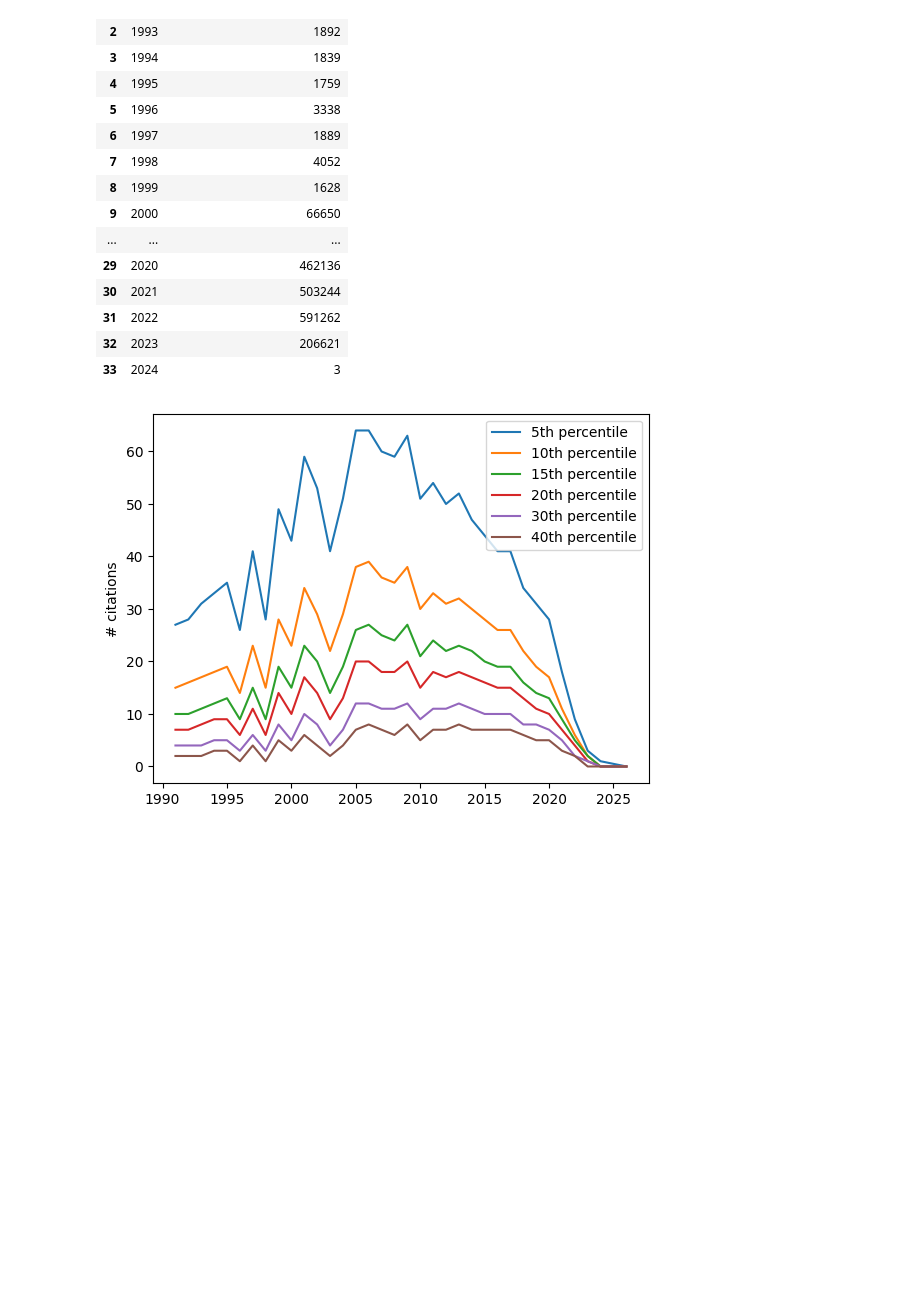
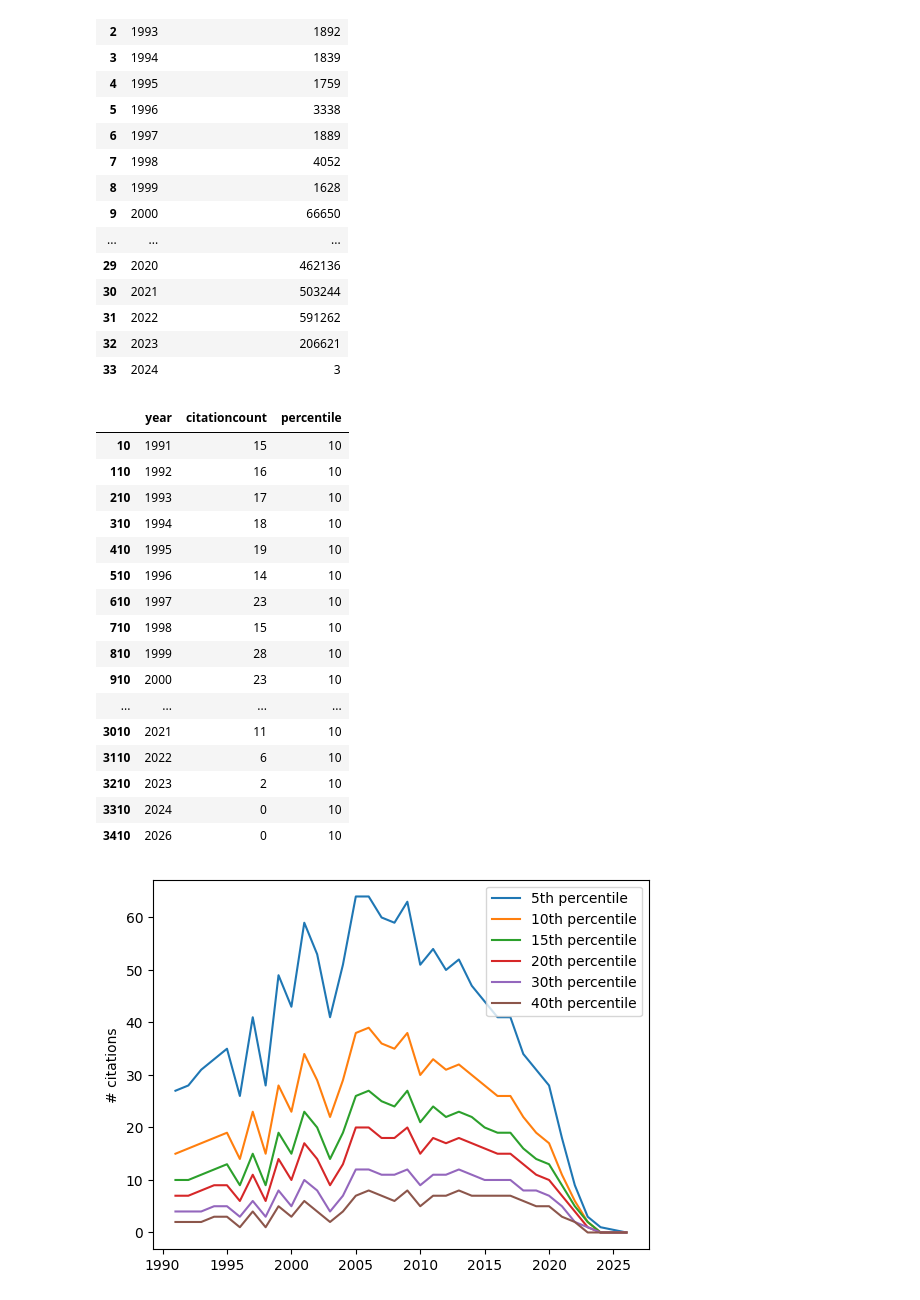
Before and after one commit to curieo-org/data-digger, a Jupyter notebook: pubmed/pubmed-ingestion/app/notebooks/pubmed_analysis.ipynb, the cells around one changed output. Cells and saved outputs as stored; diff of their text form; code cells hidden in the pictures; blank space fills up the shorter version.

```diff
--- a/pubmed/pubmed-ingestion/app/notebooks/pubmed_analysis.ipynb
+++ b/pubmed/pubmed-ingestion/app/notebooks/pubmed_analysis.ipynb
@@ -25,2 +31,22 @@ processed_data
+# %%
+df[df['percentile']==10]
+# %% [output]
+|  | year | citationcount | percentile |
+| 10 | 1991 | 15 | 10 |
+| 110 | 1992 | 16 | 10 |
+| 210 | 1993 | 17 | 10 |
+| 310 | 1994 | 18 | 10 |
+| 410 | 1995 | 19 | 10 |
+| 510 | 1996 | 14 | 10 |
+| 610 | 1997 | 23 | 10 |
+| 710 | 1998 | 15 | 10 |
+| 810 | 1999 | 28 | 10 |
+| 910 | 2000 | 23 | 10 |
+| ... | ... | ... | ... |
+| 3010 | 2021 | 11 | 10 |
+| 3110 | 2022 | 6 | 10 |
+| 3210 | 2023 | 2 | 10 |
+| 3310 | 2024 | 0 | 10 |
+| 3410 | 2026 | 0 | 10 |
 # %%
 
```
Also changed, not shown: parts of 2 cells of this notebook, 14 other files.
